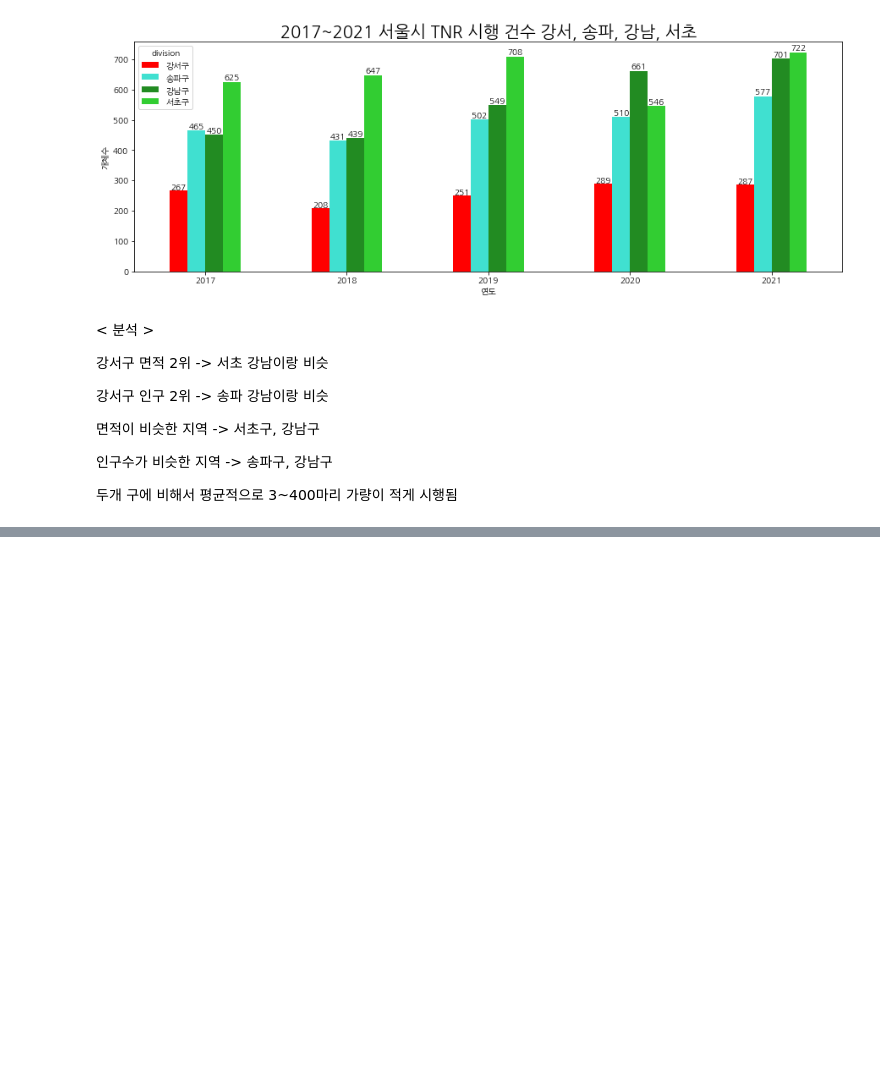
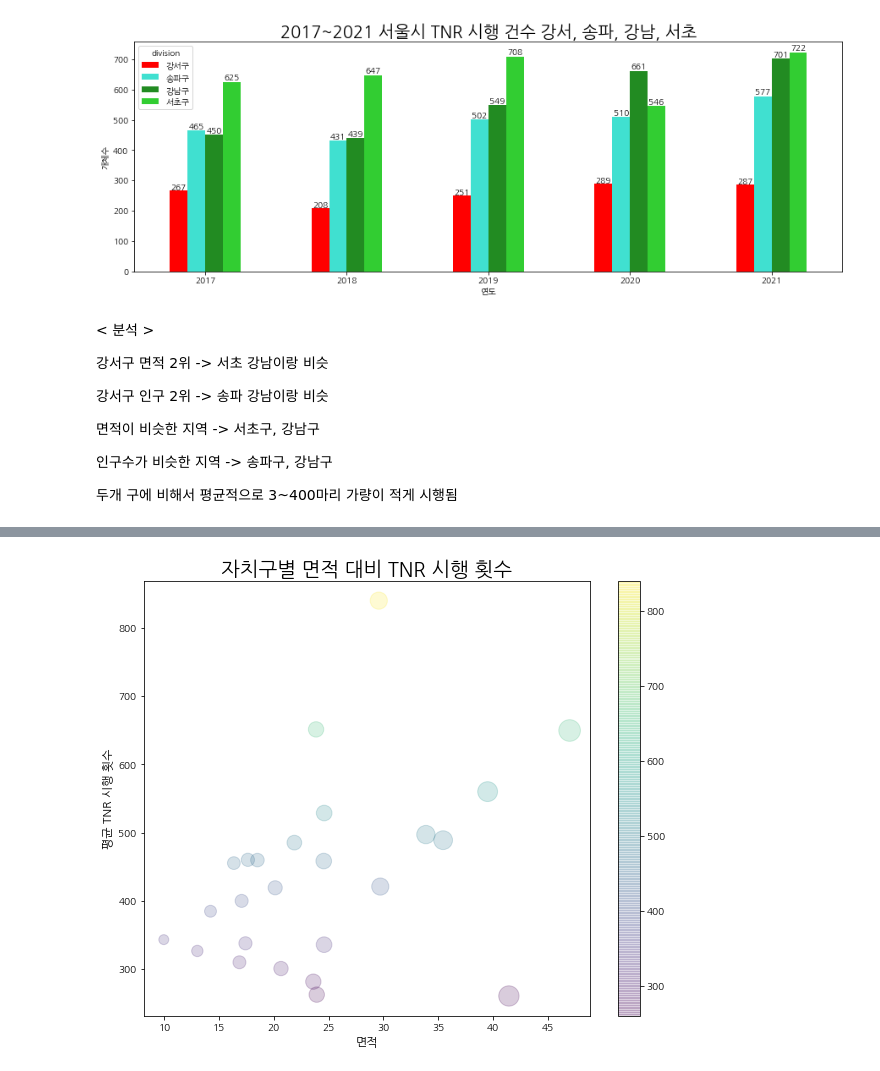
Before and after one commit to kimhaerim/Gangseo_BigData, a Jupyter notebook: TNR_Count/구별_TNR_완료_개체_수_비교.ipynb, the cells around one changed output, grey strips where cells are left out. Cells and saved outputs as stored; diff of their text form; code cells hidden in the pictures; blank space fills up the shorter version.

```diff
--- a/TNR_Count/구별_TNR_완료_개체_수_비교.ipynb
+++ b/TNR_Count/구별_TNR_완료_개체_수_비교.ipynb
@@ -206,0 +268,16 @@ df3
+# %%
+plt.rcParams['figure.figsize'] = [10, 8]
+plt.scatter(df4['면적(㎢)'], # x
+           df4['평균 TNR 시행 횟수'], # y
+           alpha=0.2,
+           s=10*df4['면적(㎢)'], # marker size
+           c=df4['평균 TNR 시행 횟수'], # marker color
+           cmap='viridis')
+
+plt.title('자치구별 면적 대비 TNR 시행 횟수', fontsize=20)
+plt.xlabel('면적', fontsize=12)
+plt.ylabel('평균 TNR 시행 횟수', fontsize=12)
+plt.colorbar()
+plt.show()
+# %% [output]
+[figure, added]
```
Also changed, not shown: parts of 4 cells of this notebook.
